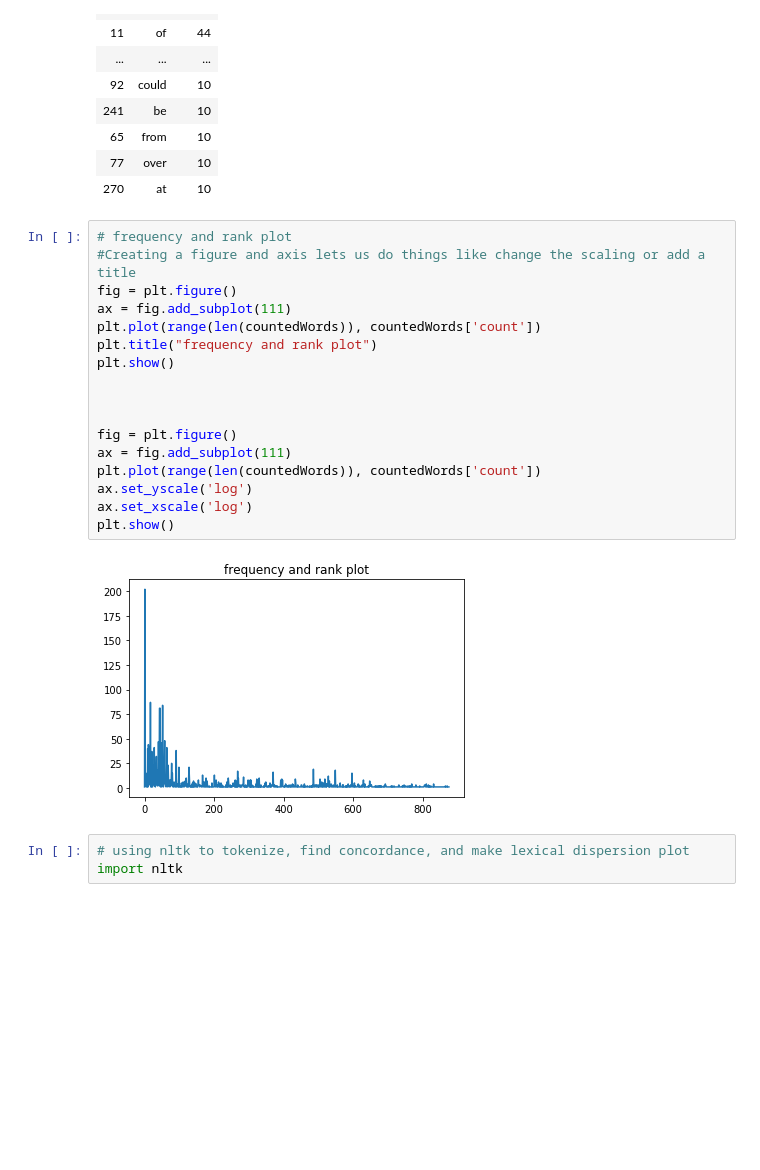
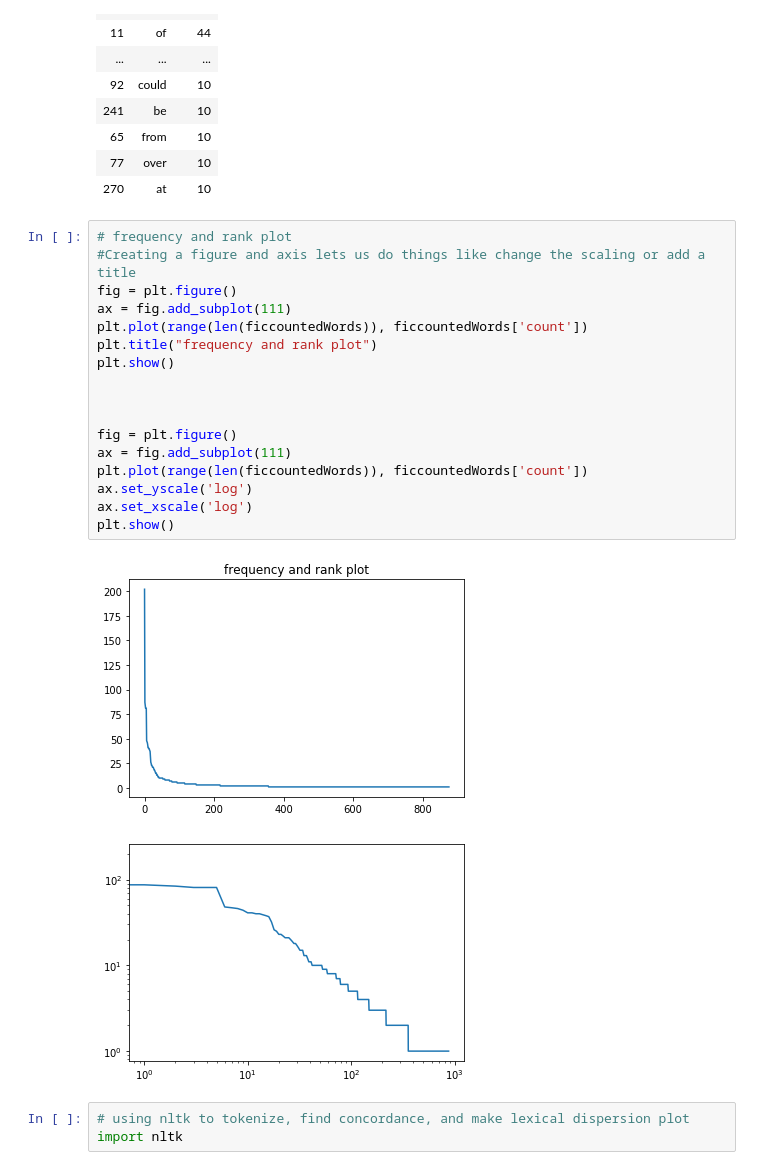
Before and after one commit to VivianQian19/Content-Analysis-2020, a Jupyter notebook: week-4/4-Counting-Words-Phrases.ipynb, the cells around one changed output. Drawn from its saved outputs; the diff is of its cells as text; blank space fills up the shorter version.

```diff
--- a/week-4/4-Counting-Words-Phrases.ipynb
+++ b/week-4/4-Counting-Words-Phrases.ipynb
@@ -639,22 +639,23 @@ ficcountedWords[:50]
 # %%
 # frequency and rank plot
 #Creating a figure and axis lets us do things like change the scaling or add a title
 fig = plt.figure()
 ax = fig.add_subplot(111)
-plt.plot(range(len(countedWords)), countedWords['count'])
+plt.plot(range(len(ficcountedWords)), ficcountedWords['count'])
 plt.title("frequency and rank plot")
 plt.show()
 
 
 
 fig = plt.figure()
 ax = fig.add_subplot(111)
-plt.plot(range(len(countedWords)), countedWords['count'])
+plt.plot(range(len(ficcountedWords)), ficcountedWords['count'])
 ax.set_yscale('log')
 ax.set_xscale('log')
 plt.show()
 # %% [output]
-[figure, old version]
+[figure, new version]
+[figure, added]
 # %%
 # using nltk to tokenize, find concordance, and make lexical dispersion plot
 import nltk
```
Also changed, not shown: parts of 7 cells of this notebook.
